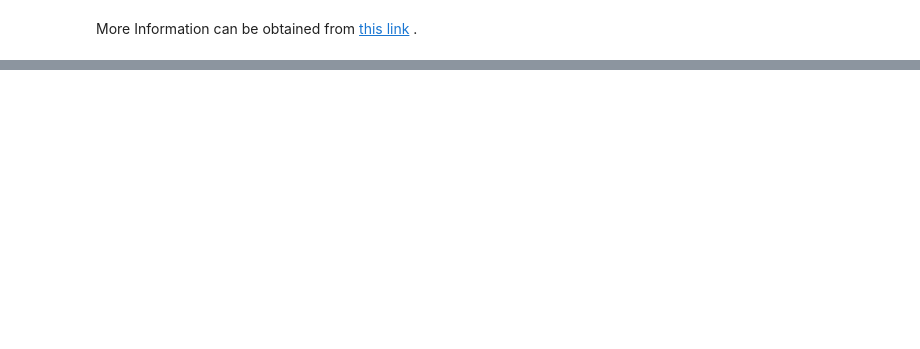
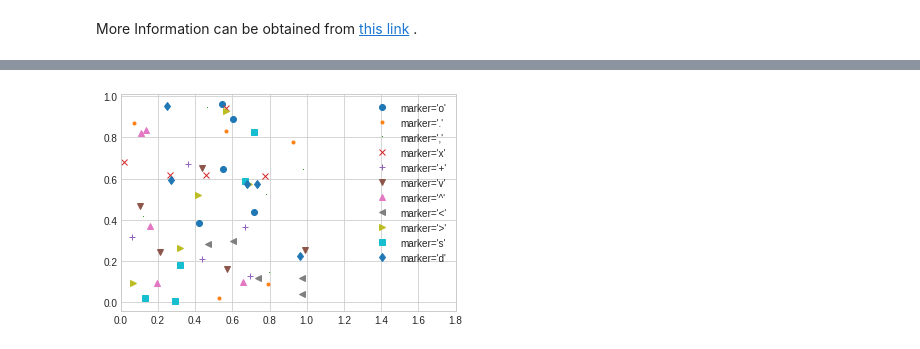
Before and after one commit to Shifath472533/All-Image-captioning-models-and-links-for-data-sets-in-Bangla, a Jupyter notebook: Calculating_Metrics.ipynb, the cells around one changed output, grey strips where cells are left out. Drawn from its saved outputs; the diff is of its cells as text; code cells hidden in the pictures; blank space fills up the shorter version.

```diff
--- a/Calculating_Metrics.ipynb
+++ b/Calculating_Metrics.ipynb
@@ -534,0 +586,14 @@ More Information can be obtained from <a href="https://www.nltk.org/api/nltk.tra
+# %%
+%matplotlib inline
+import matplotlib.pyplot as plt
+plt.style.use('seaborn-whitegrid')
+import numpy as np
+# %%
+rng = np.random.RandomState(0)
+for marker in ['o', '.', ',', 'x', '+', 'v', '^', '<', '>', 's', 'd']:
+    plt.plot(rng.rand(5), rng.rand(5), marker,
+             label="marker='{0}'".format(marker))
+plt.legend(numpoints=1)
+plt.xlim(0, 1.8);
+# %% [output]
+[figure, added]
```
Also changed, not shown: parts of 26 cells of this notebook.
